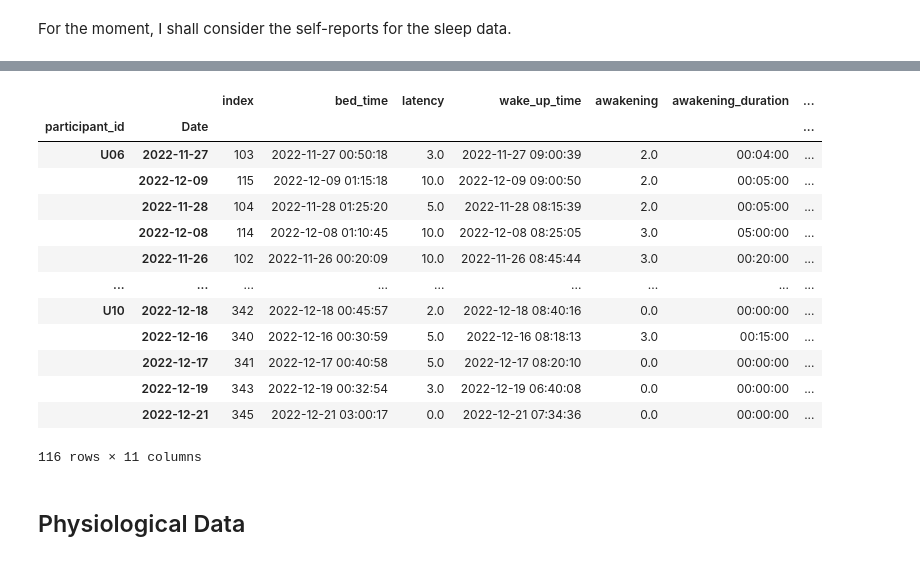
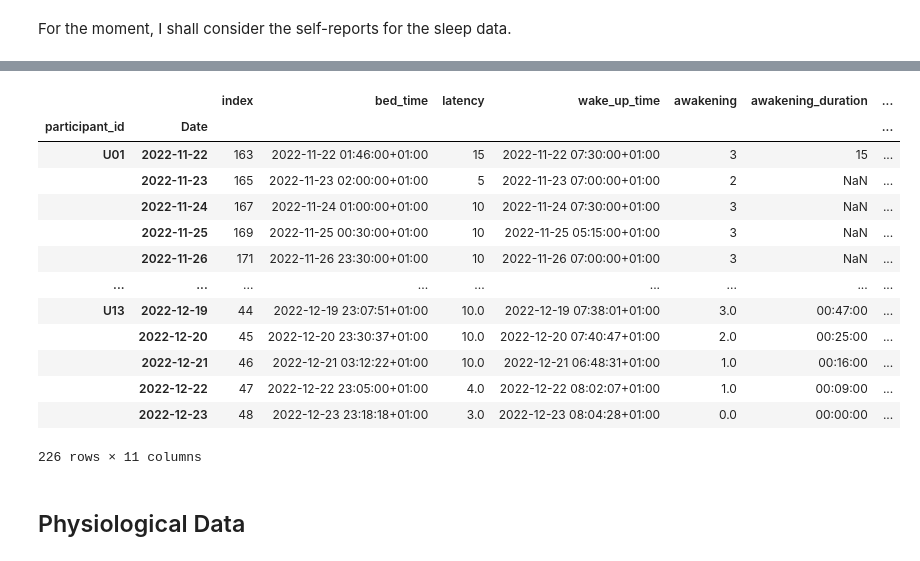
Before and after one commit to LeonardoAlchieri/LateralizationPhysiologicalWearables, a Jupyter notebook: notebooks/data-exploration.ipynb, the cells around one changed output, grey strips where cells are left out. Cells and saved outputs as stored; diff of their text form; code cells hidden in the pictures.

Commit message:
Feature/sleep classification (#3)
* fixed bug in eda segmentation and fixed info bug (wrong dropna)

* Implemented segmentation for 1 user

* Implemented data segmentation

```diff
--- a/notebooks/data-exploration.ipynb
+++ b/notebooks/data-exploration.ipynb
@@ -18,0 +17,6 @@ experiment_info = read_csv('../data.nosync/all_experimento_info.csv', index_col=
+# %%
+experiment_info = read_csv('../data/all_experimento_info.csv', index_col=[0,1])
+experiment_info['bed_time'] = experiment_info['bed_time'].apply(to_datetime)
+experiment_info['wake_up_time'] = experiment_info['wake_up_time'].apply(to_datetime)
+experiment_info['bed_time'] = experiment_info['bed_time'].dt.tz_localize('Europe/Rome')
+experiment_info['wake_up_time'] = experiment_info['wake_up_time'].dt.tz_localize('Europe/Rome')
@@ -18,0 +25,21 @@ experiment_info = read_csv('../data.nosync/all_experimento_info.csv', index_col=
+# %%
+weird_times_mask = (
+    (
+        experiment_info["bed_time"].apply(lambda x: x.time())
+        < to_datetime("15:00:00").time()
+    )
+    & (
+        experiment_info["bed_time"].apply(lambda x: x.time())
+        > to_datetime("10:00:00").time()
+    )
+) | (
+    (
+        experiment_info["wake_up_time"].apply(lambda x: x.time())
+        < to_datetime("02:00:00").time()
+    )
+    & (
+        experiment_info["wake_up_time"].apply(lambda x: x.time())
+        > to_datetime("15:00:00").time()
+    )
+)
+experiment_info[weird_times_mask]
@@ -19,20 +53,22 @@ experiment_info = read_csv('../data.nosync/all_experimento_info.csv', index_col=
+# %%
+experiment_info = experiment_info[~weird_times_mask]
 # %%
-experiment_info
+experiment_info.sort_index()
 # %% [output]
 |  |  | index | bed_time | latency | wake_up_time | awakening | awakening_duration | ... |
 | participant_id | Date |  |  |  |  |  |  | ... |
-| U06 | 2022-11-27 | 103 | 2022-11-27 00:50:18 | 3.0 | 2022-11-27 09:00:39 | 2.0 | 00:04:00 | ... |
-|  | 2022-12-09 | 115 | 2022-12-09 01:15:18 | 10.0 | 2022-12-09 09:00:50 | 2.0 | 00:05:00 | ... |
-|  | 2022-11-28 | 104 | 2022-11-28 01:25:20 | 5.0 | 2022-11-28 08:15:39 | 2.0 | 00:05:00 | ... |
-|  | 2022-12-08 | 114 | 2022-12-08 01:10:45 | 10.0 | 2022-12-08 08:25:05 | 3.0 | 05:00:00 | ... |
-|  | 2022-11-26 | 102 | 2022-11-26 00:20:09 | 10.0 | 2022-11-26 08:45:44 | 3.0 | 00:20:00 | ... |
+| U01 | 2022-11-22 | 163 | 2022-11-22 01:46:00+01:00 | 15 | 2022-11-22 07:30:00+01:00 | 3 | 15 | ... |
+|  | 2022-11-23 | 165 | 2022-11-23 02:00:00+01:00 | 5 | 2022-11-23 07:00:00+01:00 | 2 | NaN | ... |
+|  | 2022-11-24 | 167 | 2022-11-24 01:00:00+01:00 | 10 | 2022-11-24 07:30:00+01:00 | 3 | NaN | ... |
+|  | 2022-11-25 | 169 | 2022-11-25 00:30:00+01:00 | 10 | 2022-11-25 05:15:00+01:00 | 3 | NaN | ... |
+|  | 2022-11-26 | 171 | 2022-11-26 23:30:00+01:00 | 10 | 2022-11-26 07:00:00+01:00 | 3 | NaN | ... |
 | ... | ... | ... | ... | ... | ... | ... | ... | ... |
-| U10 | 2022-12-18 | 342 | 2022-12-18 00:45:57 | 2.0 | 2022-12-18 08:40:16 | 0.0 | 00:00:00 | ... |
-|  | 2022-12-16 | 340 | 2022-12-16 00:30:59 | 5.0 | 2022-12-16 08:18:13 | 3.0 | 00:15:00 | ... |
-|  | 2022-12-17 | 341 | 2022-12-17 00:40:58 | 5.0 | 2022-12-17 08:20:10 | 0.0 | 00:00:00 | ... |
-|  | 2022-12-19 | 343 | 2022-12-19 00:32:54 | 3.0 | 2022-12-19 06:40:08 | 0.0 | 00:00:00 | ... |
-|  | 2022-12-21 | 345 | 2022-12-21 03:00:17 | 0.0 | 2022-12-21 07:34:36 | 0.0 | 00:00:00 | ... |
+| U13 | 2022-12-19 | 44 | 2022-12-19 23:07:51+01:00 | 10.0 | 2022-12-19 07:38:01+01:00 | 3.0 | 00:47:00 | ... |
+|  | 2022-12-20 | 45 | 2022-12-20 23:30:37+01:00 | 10.0 | 2022-12-20 07:40:47+01:00 | 2.0 | 00:25:00 | ... |
+|  | 2022-12-21 | 46 | 2022-12-21 03:12:22+01:00 | 10.0 | 2022-12-21 06:48:31+01:00 | 1.0 | 00:16:00 | ... |
+|  | 2022-12-22 | 47 | 2022-12-22 23:05:00+01:00 | 4.0 | 2022-12-22 08:02:07+01:00 | 1.0 | 00:09:00 | ... |
+|  | 2022-12-23 | 48 | 2022-12-23 23:18:18+01:00 | 3.0 | 2022-12-23 08:04:28+01:00 | 0.0 | 00:00:00 | ... |
-116 rows × 11 columns
+226 rows × 11 columns
 # %% [markdown]
 ## Physiological Data
 # %%
```
Also changed, not shown: parts of 28 cells of this notebook, 5 other files.
